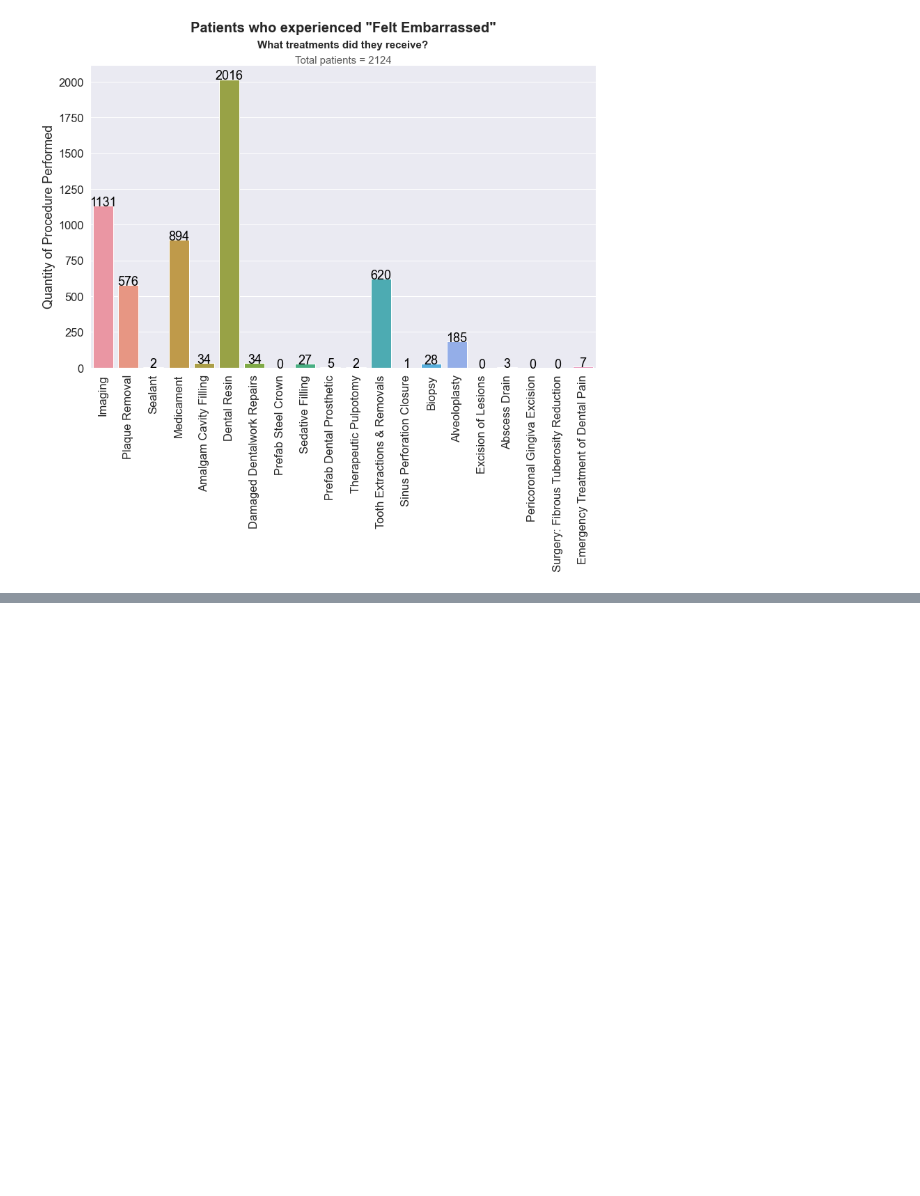
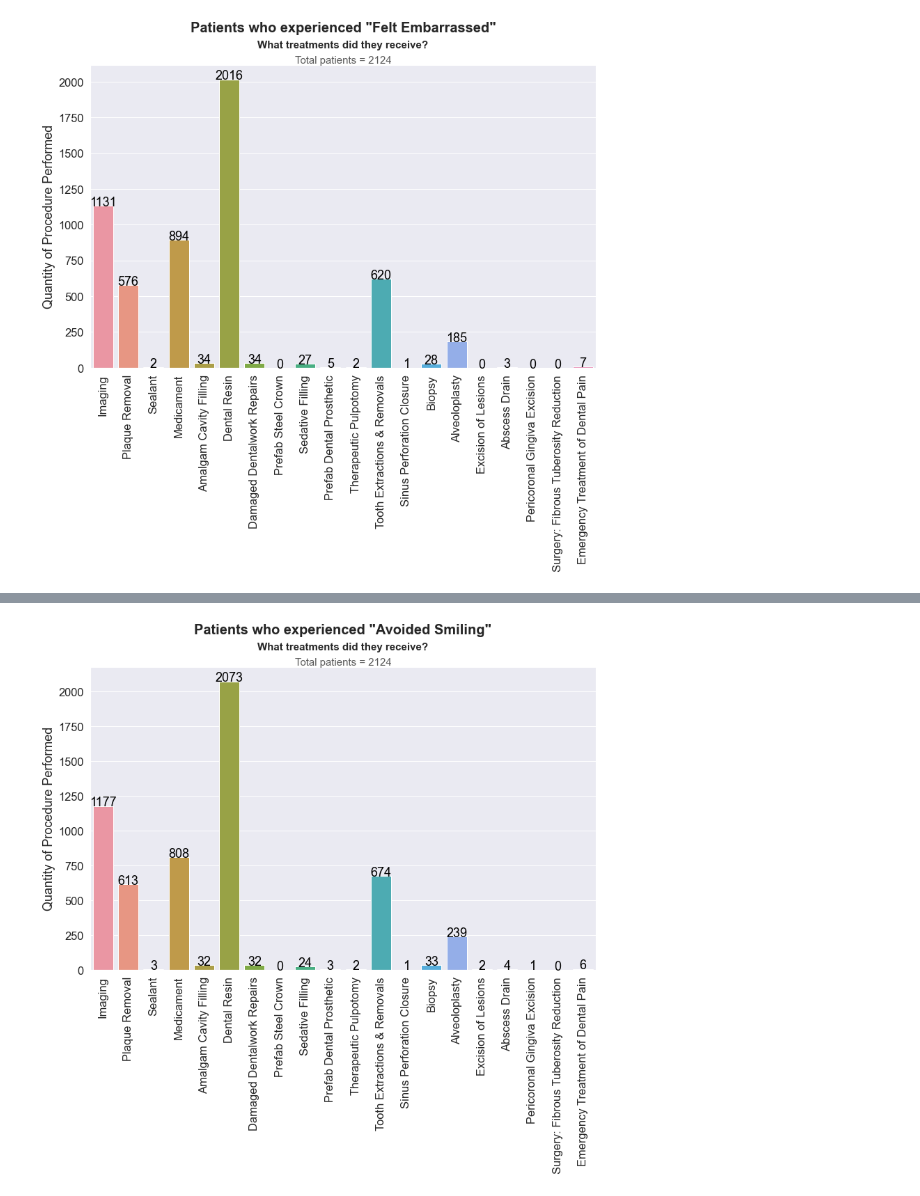
Before and after one commit to Rhunsilval/smile_on_python, a Jupyter notebook: notebooks/03_smileon_visualizations.ipynb, the cells around one changed output, grey strips where cells are left out. Cells and saved outputs as stored; diff of their text form; code cells hidden in the pictures; blank space fills up the shorter version.

```diff
--- a/notebooks/03_smileon_visualizations.ipynb
+++ b/notebooks/03_smileon_visualizations.ipynb
@@ -884,0 +933,24 @@ for index, row in embarrassed_df.iterrows():
+# %%
+smilinglist = [
+    ['Imaging',1177],
+    ['Plaque Removal',613],
+    ['Sealant',3],
+    ['Medicament',808],
+    ['Amalgam Cavity Filling',32],
+    ['Dental Resin',2073],
+    ['Damaged Dentalwork Repairs',32],
+    ['Prefab Steel Crown',0],
+    ['Sedative Filling',24],
+    ['Prefab Dental Prosthetic',3],
+    ['Therapeutic Pulpotomy',2],
+    ['Tooth Extractions & Removals',674],
+    ['Sinus Perforation Closure',1],
+    ['Biopsy',33],
+    ['Alveoloplasty',239],
+    ['Excision of Lesions',2],
+    ['Abscess Drain',4],
+    ['Pericoronal Gingiva Excision',1],
+    ['Surgery: Fibrous Tuberosity Reduction',0],
+    ['Emergency Treatment of Dental Pain',6]]
+smiling_df = pd.DataFrame(smilinglist,columns = ['Dental_Treatment_Received','Number_of_Treatments_Performed'])
+smiling_df.head()
@@ -884,0 +964,16 @@ for index, row in embarrassed_df.iterrows():
+# %%
+fig, ax = plt.subplots(figsize=(13,8))
+
+s = sns.barplot(data=smiling_df, x='Dental_Treatment_Received', y='Number_of_Treatments_Performed', ax=ax)
+s.set_xticklabels(s.get_xticklabels(),rotation=90)
+s.set(xlabel = '', ylabel='Quantity of Procedure Performed')
+s.text(x=0.5, y=1.1, s='Patients who experienced "Avoided Smiling"', fontsize=20, weight='bold',ha='center',va='bottom',transform=ax.transAxes)
+s.text(x=0.5, y=1.05, s='What treatments did they receive?', fontsize=15, weight='bold',ha='center',va='bottom',transform=ax.transAxes)
+s.text(x=0.5, y=1.0, s='Total patients = 2124', fontsize=15, alpha=0.75, ha='center', va='bottom', transform=ax.transAxes)
+
+for index, row in smiling_df.iterrows():
+    s.text(row.name,row.Number_of_Treatments_Performed, round(row.Number_of_Treatments_Performed,2), color='black',ha='center')
+
+#Note: my .sum() count for patients is 2334.  my column==1 count for patients is 1859.  why different?
+# %% [output]
+[figure, added]
```
Also changed, not shown: parts of 5 cells of this notebook, 2 other files.
